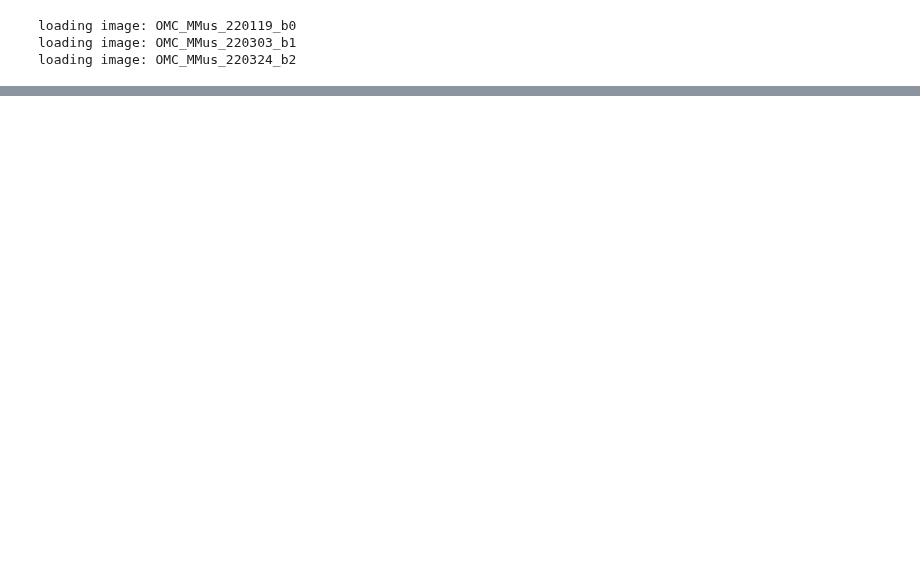
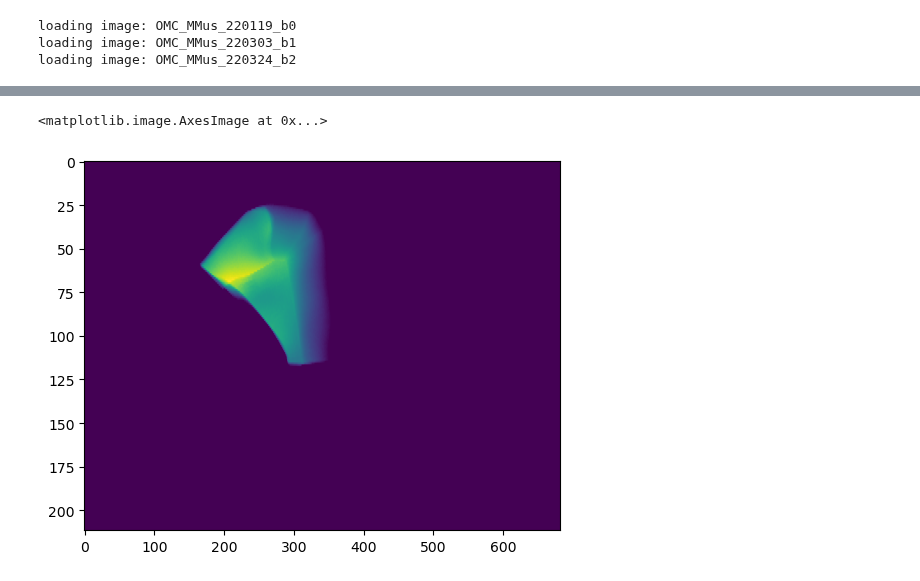
Before and after one commit to eisko/STP_analysis, a Jupyter notebook: Injection_vis.ipynb, the cells around one changed output, grey strips where cells are left out. Drawn from its saved outputs; the diff is of its cells as text; code cells hidden in the pictures; blank space fills up the shorter version.

```diff
--- a/Injection_vis.ipynb
+++ b/Injection_vis.ipynb
@@ -638,10 +638,10 @@ for i in range(len(images)):
 ## MMus OMC
 # %%
 # import allen aligned to Mmus_220303_straight_asr
-atlas_path = home_dir+"Emily/STP_for_MAPseq/3_brainreg_output/OMC_STeg_220429_b2_hand_straightened_asr_aligned_10um/registered_atlas_RESIZED.tif"
+atlas_path = home_dir+"Emily/STP_for_MAPseq/3_brainreg_output/OMC_MMus_220303_hand_straightened_asr_aligned_10um/registered_atlas_RESIZED.tif"
 atlas = tf.imread(atlas_path)
 # import masks from allen_STeg_220429_straight_asr
-masks_folder = in_path+"masks/steg_220429_hs_asr/"
+masks_folder = in_path+"masks/mmus_220303_hs_asr/"
 
 # area list from make_masks.py
 areas = ["grey", "CTX", "OMCi", "OMCc", "ACAi", "ACAc", "aud","TH", "STR", "CP", "AMY", "P", "PG", "MB", "PAG", "SCm",
@@ -651,7 +651,7 @@ areas = ["grey", "CTX", "OMCi", "OMCc", "ACAi", "ACAc", "aud","TH", "STR", "CP",
 masks = {}
 for area in areas:
     print("working on", area)
-    with open(masks_folder+"steg_220429_hs_asr_"+area+".npy", "rb") as f:
+    with open(masks_folder+"mmus_220303_hs_asr_"+area+".npy", "rb") as f:
         masks[area] = np.load(f)
 
 # im_thr = [threshold_otsu(im) for im in images]
@@ -679,5 +677,0 @@ NameError: name 'images' is not defined
-# %%
-for i in range(meta_sp_inj.shape[0]):
-    print(images[i].shape)
-
-print()
@@ -707,3 +697,33 @@ for i in range(meta_sp_inj.shape[0]):
 loading image: OMC_MMus_220119_b0
 loading image: OMC_MMus_220303_b1
 loading image: OMC_MMus_220324_b2
+# %%
+# create outline
+# set prarmeters
+view = "top"
+transform=(1,0,2)
+masks_to_plot = ['grey']
+
+if view=="front":
+    ar = 1
+    transform = (0,1,2)
+elif view=="side":
+    ar = 1/2.5
+    transform = (2,1,0)
+elif view=="top":
+    ar=2.5
+    transform = (1,0,2)
+
+# transform/rotate data
+mask_tr = copy.deepcopy(masks)
+for area in mask_tr:
+    if type(mask_tr[area])==list:
+        for i in range(len(mask_tr[area])):
+            mask_tr[area][i] = np.transpose(mask_tr[area][i], transform)
+    else:
+        mask_tr[area] = np.transpose(mask_tr[area], transform)
+
+
+# create outline of max project slice
+outline = make_boundaries_dict(plot_areas=masks_to_plot, mask_dict=mask_tr)
+plt.imshow(outline, cmap="Greys", aspect=ar)
@@ -744,0 +778,5 @@ ValueError: operands could not be broadcast together with shapes (212,554,682) (
+# %%
+plt.imshow(mask_tr['OMCi'].sum(axis=0), aspect=2.5)
+# %% [output]
+<matplotlib.image.AxesImage at 0x...>
+[figure, added]
```
Also changed, not shown: parts of 6 cells of this notebook, 2 other files.
